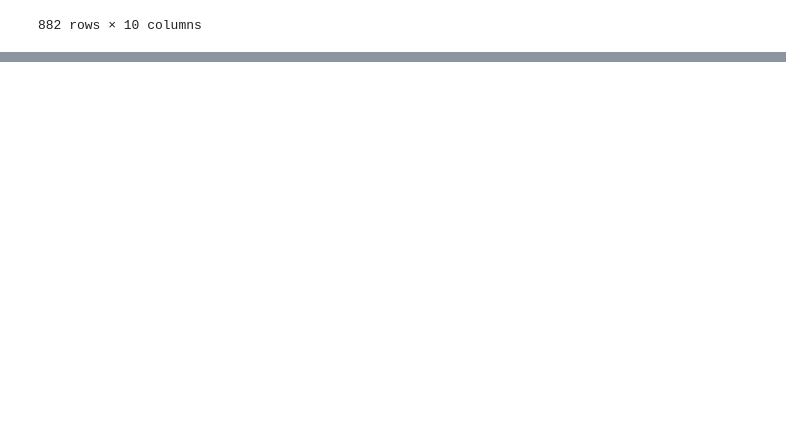
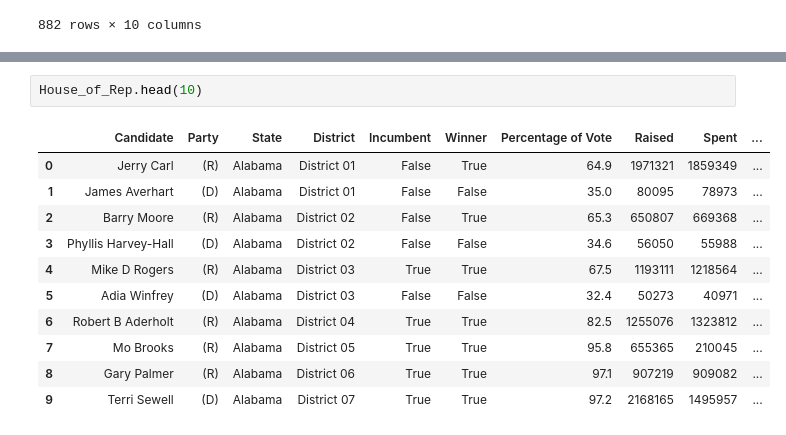
Before and after one commit to KagonDeans/webscraping-open-secrets, a Jupyter notebook: notebooks/HOR_EDA.ipynb, the cells around one changed output, grey strips where cells are left out. Saved outputs shown, nothing was run; the diff lists cells and outputs as text; blank space fills up the shorter version.

```diff
--- a/notebooks/HOR_EDA.ipynb
+++ b/notebooks/HOR_EDA.ipynb
@@ -30,0 +225,14 @@ House_of_Rep
+# %%
+House_of_Rep.head(10)
+# %% [output]
+|  | Candidate | Party | State | District | Incumbent | Winner | Percentage of Vote | Raised | Spent | ... |
+| 0 | Jerry Carl | (R) | Alabama | District 01 | False | True | 64.9 | 1971321 | 1859349 | ... |
+| 1 | James Averhart | (D) | Alabama | District 01 | False | False | 35.0 | 80095 | 78973 | ... |
+| 2 | Barry Moore | (R) | Alabama | District 02 | False | True | 65.3 | 650807 | 669368 | ... |
+| 3 | Phyllis Harvey-Hall | (D) | Alabama | District 02 | False | False | 34.6 | 56050 | 55988 | ... |
+| 4 | Mike D Rogers | (R) | Alabama | District 03 | True | True | 67.5 | 1193111 | 1218564 | ... |
+| 5 | Adia Winfrey | (D) | Alabama | District 03 | False | False | 32.4 | 50273 | 40971 | ... |
+| 6 | Robert B Aderholt | (R) | Alabama | District 04 | True | True | 82.5 | 1255076 | 1323812 | ... |
+| 7 | Mo Brooks | (R) | Alabama | District 05 | True | True | 95.8 | 655365 | 210045 | ... |
+| 8 | Gary Palmer | (R) | Alabama | District 06 | True | True | 97.1 | 907219 | 909082 | ... |
+| 9 | Terri Sewell | (D) | Alabama | District 07 | True | True | 97.2 | 2168165 | 1495957 | ... |
```
Also changed, not shown: parts of 32 cells of this notebook.
